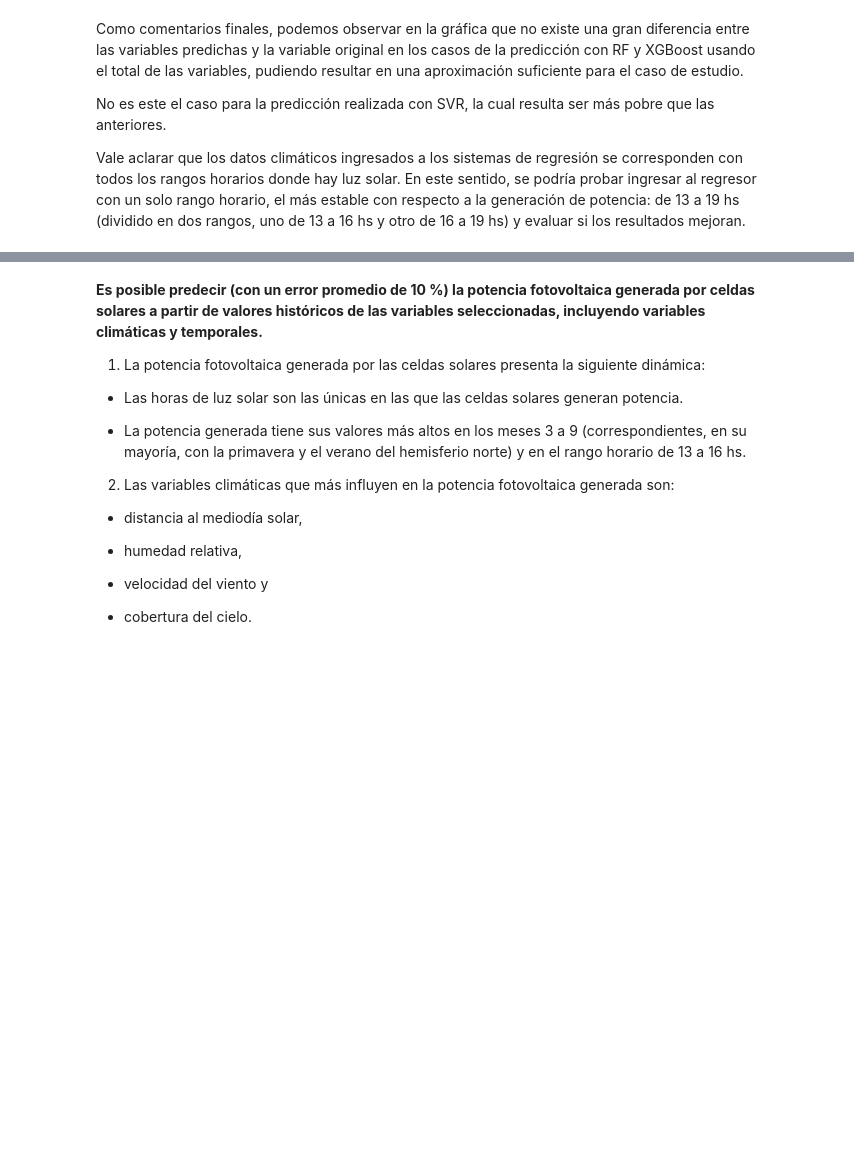
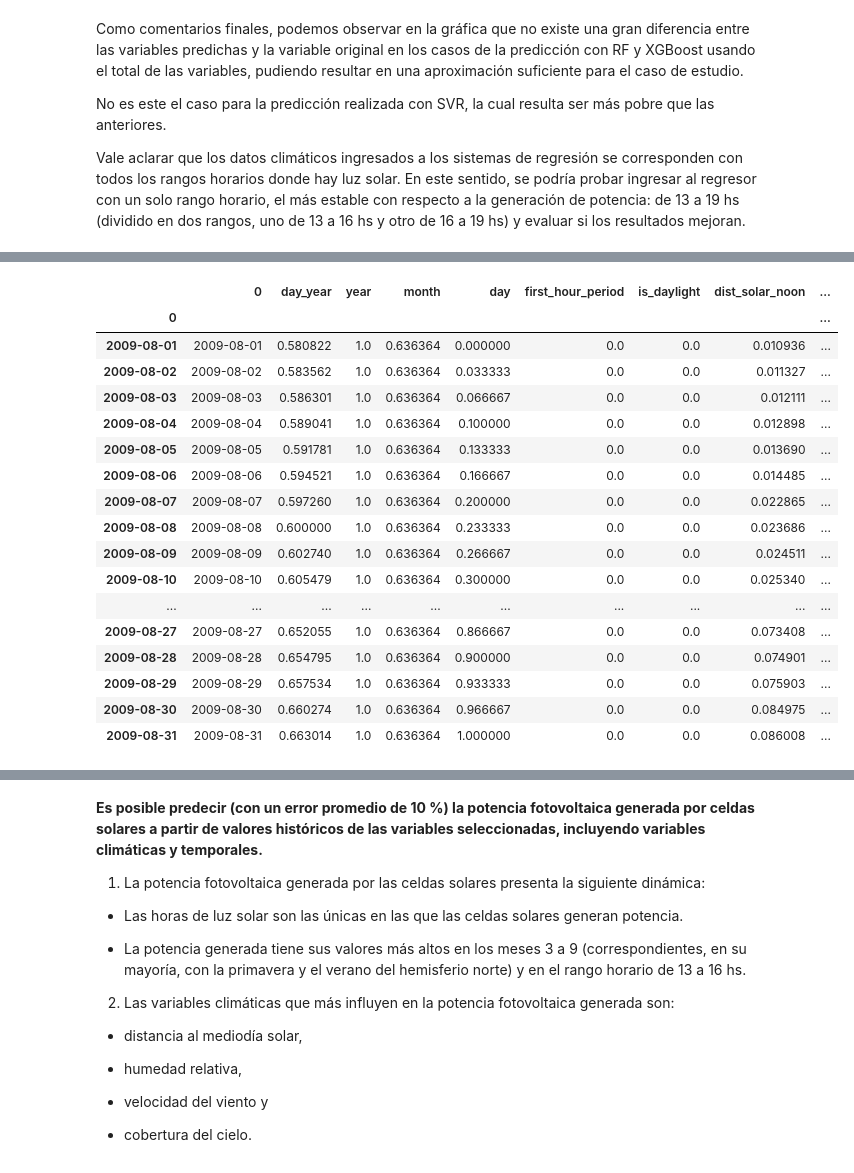
Before and after one commit to FernandoEzequiel/Coder, a Jupyter notebook: notebook/EntregasCoder/Desafio 17 - Entrega Final/Entrega_Final_GarciaGonzalez.ipynb, the cells around one changed output, grey strips where cells are left out. Drawn from its saved outputs; the diff is of its cells as text; code cells hidden in the pictures; blank space fills up the shorter version.

```diff
--- a/notebook/EntregasCoder/Desafio 17 - Entrega Final/Entrega_Final_GarciaGonzalez.ipynb
+++ b/notebook/EntregasCoder/Desafio 17 - Entrega Final/Entrega_Final_GarciaGonzalez.ipynb
@@ -1977,0 +2139,26 @@ Vale aclarar que los datos climáticos ingresados a los sistemas de regresión s
+# %%
+data_train = Data_LSTM_norm.iloc[train].copy().assign(train=1)
+data_test = Data_LSTM_norm.iloc[test].copy().assign(train=0)
+# %%
+# Colocamos el tiempo como índice
+data_train=data_train.set_index(data_train[0])
+data_test=data_test.set_index(data_test[0])
+# %% [output]
+|  | 0 | day_year | year | month | day | first_hour_period | is_daylight | dist_solar_noon | ... |
+| 0 |  |  |  |  |  |  |  |  | ... |
+| 2009-08-01 | 2009-08-01 | 0.580822 | 1.0 | 0.636364 | 0.000000 | 0.0 | 0.0 | 0.010936 | ... |
+| 2009-08-02 | 2009-08-02 | 0.583562 | 1.0 | 0.636364 | 0.033333 | 0.0 | 0.0 | 0.011327 | ... |
+| 2009-08-03 | 2009-08-03 | 0.586301 | 1.0 | 0.636364 | 0.066667 | 0.0 | 0.0 | 0.012111 | ... |
+| 2009-08-04 | 2009-08-04 | 0.589041 | 1.0 | 0.636364 | 0.100000 | 0.0 | 0.0 | 0.012898 | ... |
+| 2009-08-05 | 2009-08-05 | 0.591781 | 1.0 | 0.636364 | 0.133333 | 0.0 | 0.0 | 0.013690 | ... |
+| 2009-08-06 | 2009-08-06 | 0.594521 | 1.0 | 0.636364 | 0.166667 | 0.0 | 0.0 | 0.014485 | ... |
+| 2009-08-07 | 2009-08-07 | 0.597260 | 1.0 | 0.636364 | 0.200000 | 0.0 | 0.0 | 0.022865 | ... |
+| 2009-08-08 | 2009-08-08 | 0.600000 | 1.0 | 0.636364 | 0.233333 | 0.0 | 0.0 | 0.023686 | ... |
+| 2009-08-09 | 2009-08-09 | 0.602740 | 1.0 | 0.636364 | 0.266667 | 0.0 | 0.0 | 0.024511 | ... |
+| 2009-08-10 | 2009-08-10 | 0.605479 | 1.0 | 0.636364 | 0.300000 | 0.0 | 0.0 | 0.025340 | ... |
+| ... | ... | ... | ... | ... | ... | ... | ... | ... | ... |
+| 2009-08-27 | 2009-08-27 | 0.652055 | 1.0 | 0.636364 | 0.866667 | 0.0 | 0.0 | 0.073408 | ... |
+| 2009-08-28 | 2009-08-28 | 0.654795 | 1.0 | 0.636364 | 0.900000 | 0.0 | 0.0 | 0.074901 | ... |
+| 2009-08-29 | 2009-08-29 | 0.657534 | 1.0 | 0.636364 | 0.933333 | 0.0 | 0.0 | 0.075903 | ... |
+| 2009-08-30 | 2009-08-30 | 0.660274 | 1.0 | 0.636364 | 0.966667 | 0.0 | 0.0 | 0.084975 | ... |
+| 2009-08-31 | 2009-08-31 | 0.663014 | 1.0 | 0.636364 | 1.000000 | 0.0 | 0.0 | 0.086008 | ... |
```
Also changed, not shown: parts of 43 cells of this notebook, 4 other files.
